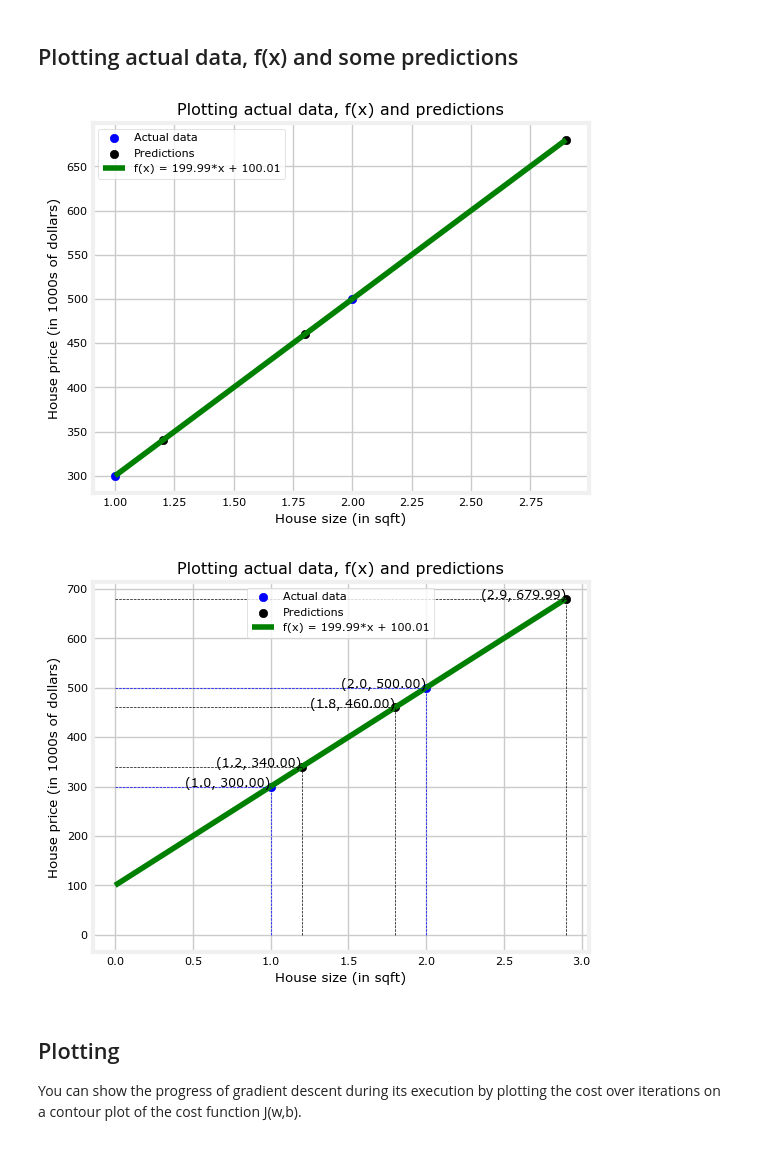
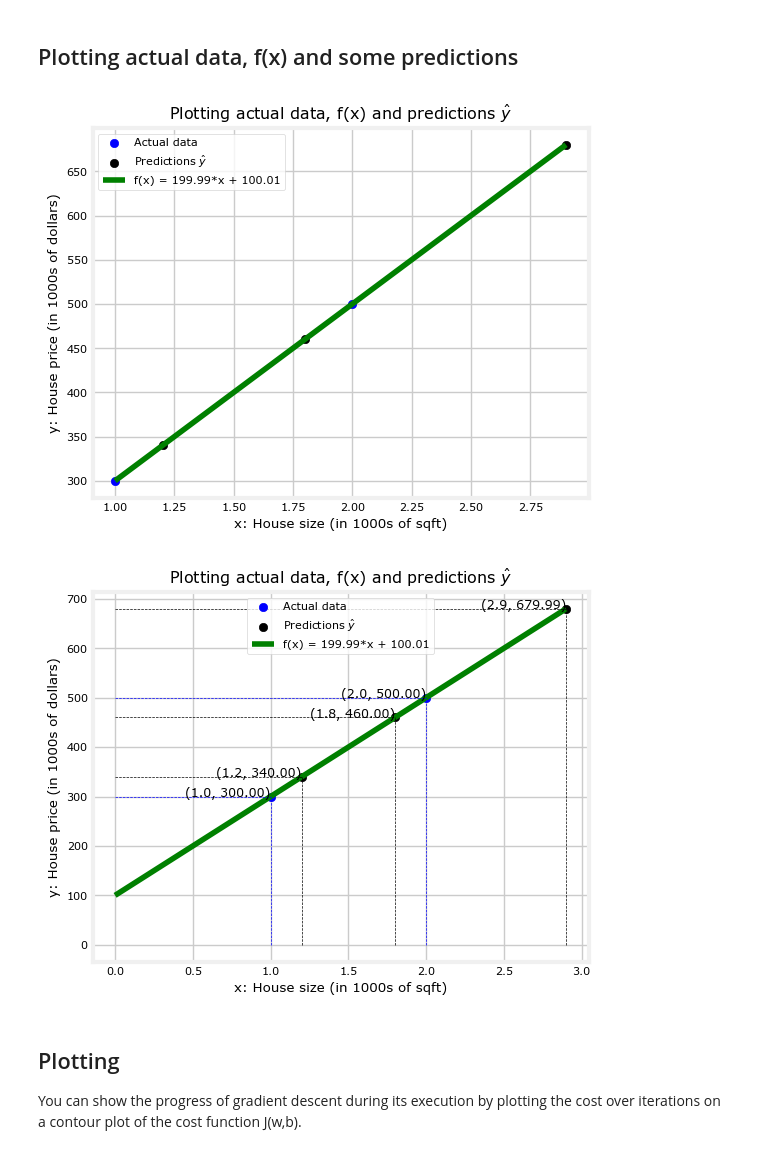
Before and after one commit to mvarrone/machine-learning-specialization, a Jupyter notebook: course_1-sup-ML-reg-classif/week1/6 - Train the model with gradient descent/Optional Lab 4 - Gradient descent/C1_W1_Lab04_Gradient_Descent_Soln.ipynb, the cells around one changed output. Cells and saved outputs as stored; diff of their text form; code cells hidden in the pictures.

```diff
--- a/course_1-sup-ML-reg-classif/week1/6 - Train the model with gradient descent/Optional Lab 4 - Gradient descent/C1_W1_Lab04_Gradient_Descent_Soln.ipynb
+++ b/course_1-sup-ML-reg-classif/week1/6 - Train the model with gradient descent/Optional Lab 4 - Gradient descent/C1_W1_Lab04_Gradient_Descent_Soln.ipynb
@@ -291,7 +291,7 @@ y_test = array([340.00298863, 459.99869908, 679.99083491])
 plt.scatter(x_train, y_train, label='Actual data', c="b")
 
 # Plot predictions
-plt.scatter(x_test, y_test, label='Predictions', c="k")
+plt.scatter(x_test, y_test, label=r'Predictions $\hat{y}$', c="k")
 
 # Plot f(x)
 x_line = np.linspace(min(x_train), max(x_test), 100)
@@ -299,9 +299,9 @@ y_line = w_final * x_line + b_final
 plt.plot(x_line, y_line, color='g', label=f'f(x) = {w_final:.2f}*x + {b_final:.2f}')
 
 # Set labels and title
-plt.xlabel('House size (in sqft)')
-plt.ylabel('House price (in 1000s of dollars)')
-plt.title('Plotting actual data, f(x) and predictions')
+plt.xlabel('x: House size (in 1000s of sqft)')
+plt.ylabel('y: House price (in 1000s of dollars)')
+plt.title(r'Plotting actual data, f(x) and predictions $\hat{y}$')
 
 # Add legend
 plt.legend()
@@ -310,44 +310,44 @@ plt.legend()
 plt.grid(True)
 plt.show()
 # %% [output]
-[figure, old version]
+[figure, new version]
 # %%
 # Plot features
 plt.scatter(x_train, y_train, label='Actual data', c="b")
 
 # Plot predictions
-plt.scatter(x_test, y_test, label='Predictions', c="k")
+plt.scatter(x_test, y_test, label=r'Predictions $\hat{y}$', c="k")
 
 # Plot f(x)
 x_line = np.linspace(0, max(x_test), 100)
 y_line = w_final * x_line + b_final
 plt.plot(x_line, y_line, color='g', label=f'f(x) = {w_final:.2f}*x + {b_final:.2f}')
 
 # Plot vertical and horizontal lines for training data points
 for x, y in zip(x_train, y_train):
     plt.plot([x, x], [0, y], color='b', linestyle='--', linewidth=0.5)  # Vertical line
     plt.plot([0, x], [y, y], color='b', linestyle='--', linewidth=0.5)  # Horizontal line
     plt.text(x, y, f'({x}, {y:.2f})', fontsize=9, ha='right')
 
 # Plot vertical and horizontal lines for test data points
 for x, y in zip(x_test, y_test):
     plt.plot([x, x], [0, y], color='k', linestyle='--', linewidth=0.5)  # Vertical line
     plt.plot([0, x], [y, y], color='k', linestyle='--', linewidth=0.5)  # Horizontal line
     plt.text(x, y, f'({x}, {y:.2f})', fontsize=9, ha='right')
 
 # Set labels and title
-plt.xlabel('House size (in sqft)')
-plt.ylabel('House price (in 1000s of dollars)')
-plt.title('Plotting actual data, f(x) and predictions')
+plt.xlabel('x: House size (in 1000s of sqft)')
+plt.ylabel('y: House price (in 1000s of dollars)')
+plt.title(r'Plotting actual data, f(x) and predictions $\hat{y}$')
 
 # Add legend
 plt.legend()
 
 # Show grid and then plot
 plt.grid(True)
 plt.show()
 # %% [output]
-[figure, old version]
+[figure, new version]
 # %% [markdown]
 <a name="toc_40291_2.6"></a>
 ## Plotting
```
Also changed, not shown: parts of 1 cell of this notebook, 29 other files.
